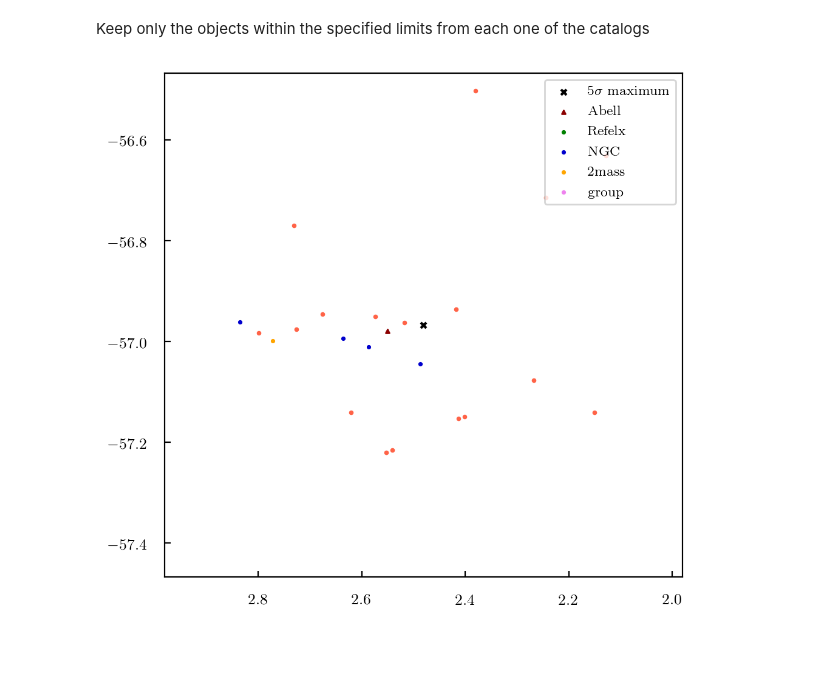
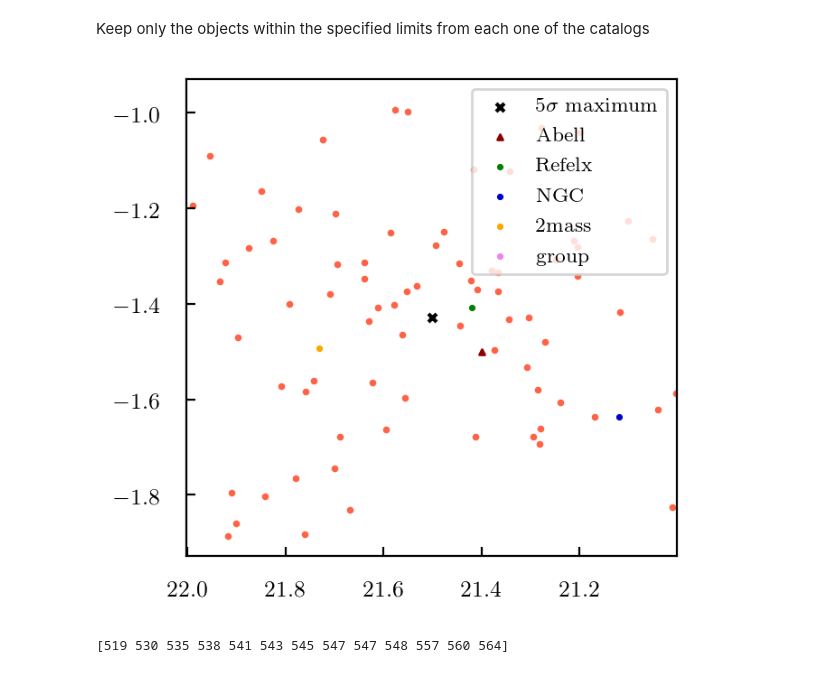
Before and after one commit to dtanoglidis/UDGs, a Jupyter notebook: Cluster_Analysis_New.ipynb, the cells around one changed output. Cells and saved outputs as stored; diff of their text form; code cells hidden in the pictures.

```diff
--- a/Cluster_Analysis_New.ipynb
+++ b/Cluster_Analysis_New.ipynb
@@ -384,7 +391,7 @@ for i in range(len(ra_group)):
 # %% [markdown]
 So, we have five catalogs, we can inspect and five associations.
 # %%
-num = 6
+num = 82
 angle = 0.5
 # =====================================
 # =====================================
@@ -433,19 +440,23 @@ name_group_box = name_group[box_group];Nm_group_box = Nm_group[box_group]
 # LSBGs
 ra_LSBG = ra[box_LSBGs];dec_LSBG = dec[box_LSBGs]
 # %%
-plt.figure(figsize = (5.5,5.5))
+plt.figure(figsize = (3.5,3.5))
 
 
 plt.scatter(ra_c, dec_c, c='k', s=10.5, marker='x', label='$5\sigma$ maximum')
 plt.scatter(ra_Abell_box, dec_Abell_box, c='darkred', marker='^', s=4.5, label='Abell')
 plt.scatter(ra_Reflex_box, dec_Reflex_box, c='g', s=2.5, label='Refelx')
-plt.scatter(ra_NGC_box, dec_NGC_box, c='mediumblue', s=2.5, label='NGC')
+plt.scatter(ra_NGC_box[0], dec_NGC_box[0], c='mediumblue', s=2.5, label='NGC')
 plt.scatter(ra_2Mass_box, dec_2Mass_box, c='orange', s=2.5, label='2mass ')
 plt.scatter(ra_group_box, dec_group_box, c='violet', s=2.5, label='group ')
 plt.scatter(ra_LSBG, dec_LSBG, c='tomato', s=3)
 plt.legend(loc='upper right', frameon=True, fontsize=8)
 plt.xlim(ra_max,ra_min);plt.ylim(dec_min,dec_max)
 plt.show()
 # %% [output]
-[figure, old version]
+[figure, new version]
+# %%
+print(name_NGC_box)
+# %% [output]
+[519 530 535 538 541 543 545 547 547 548 557 560 564]
 # %%
```
Also changed, not shown: parts of 14 cells of this notebook.
